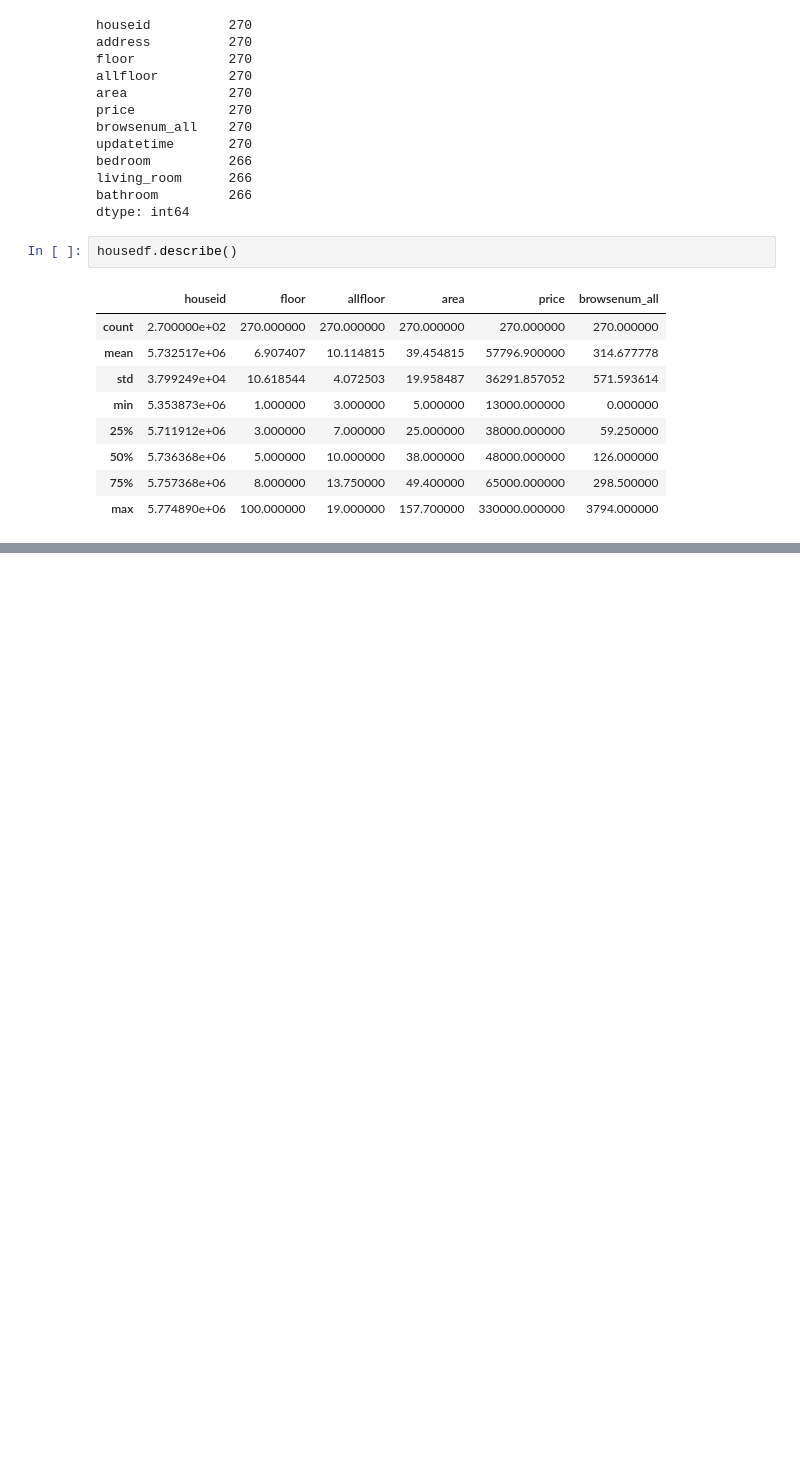
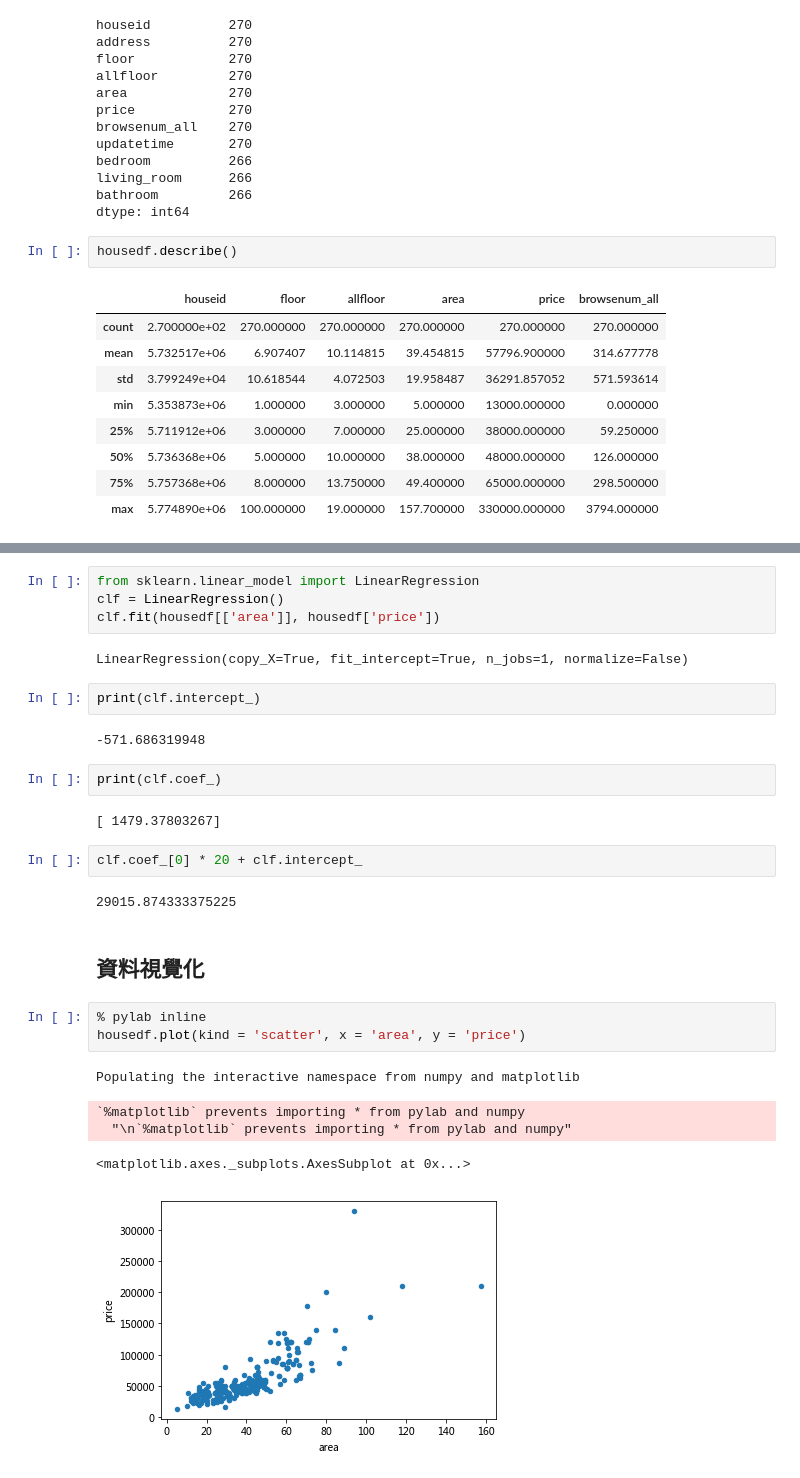
Before and after one commit to ywchiu/fetnetpy, a Jupyter notebook: Demo20171108.ipynb, the cells around one changed output, grey strips where cells are left out. Saved outputs shown, nothing was run; the diff lists cells and outputs as text; blank space fills up the shorter version.

```diff
--- a/Demo20171108.ipynb
+++ b/Demo20171108.ipynb
@@ -441,0 +509,29 @@ housedf.sort_values('browsenum_all', ascending=False).head(3)
+# %%
+from sklearn.linear_model import LinearRegression
+clf = LinearRegression()
+clf.fit(housedf[['area']], housedf['price'])
+# %% [output]
+LinearRegression(copy_X=True, fit_intercept=True, n_jobs=1, normalize=False)
+# %%
+print(clf.intercept_)
+# %% [output]
+-571.686319948
+# %%
+print(clf.coef_)
+# %% [output]
+[ 1479.37803267]
+# %%
+clf.coef_[0] * 20 + clf.intercept_
+# %% [output]
+29015.874333375225
+# %% [markdown]
+## 資料視覺化
+# %%
+% pylab inline
+housedf.plot(kind = 'scatter', x = 'area', y = 'price')
+# %% [output]
+Populating the interactive namespace from numpy and matplotlib
+`%matplotlib` prevents importing * from pylab and numpy
+  "\n`%matplotlib` prevents importing * from pylab and numpy"
+<matplotlib.axes._subplots.AxesSubplot at 0x...>
+[figure, added]
```
Also changed, not shown: parts of 13 cells of this notebook.
